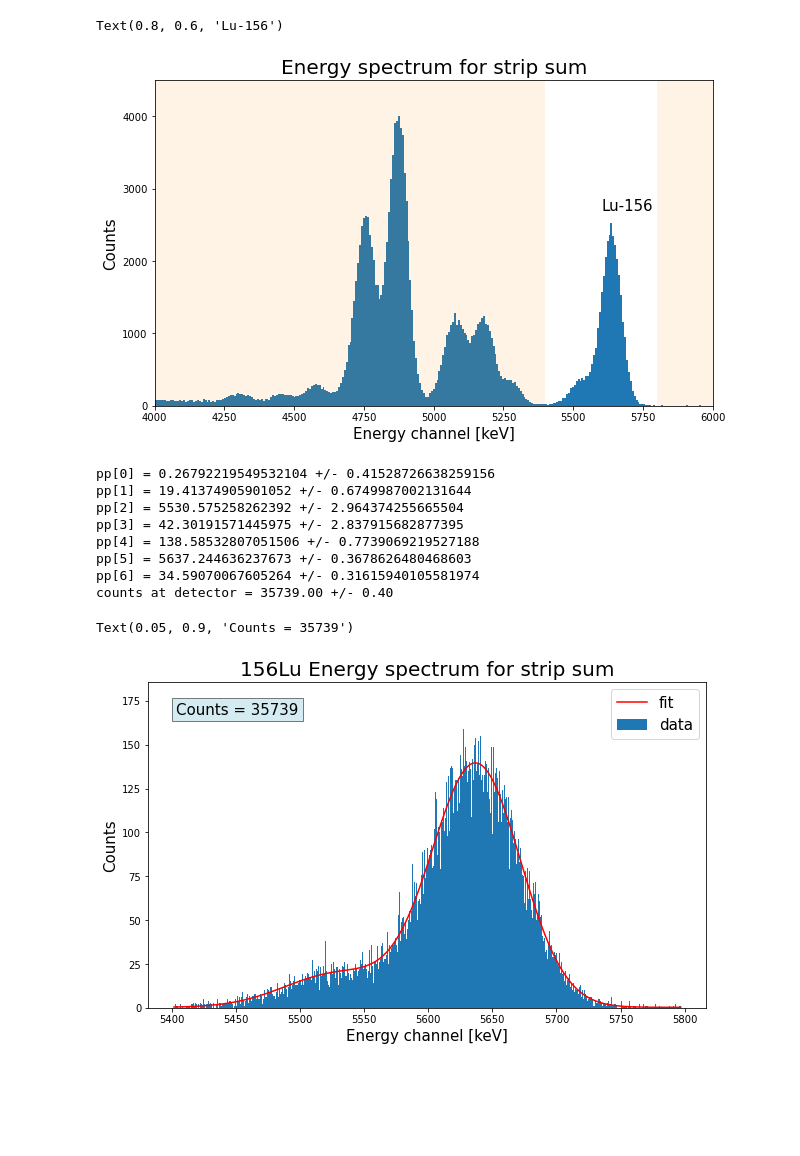
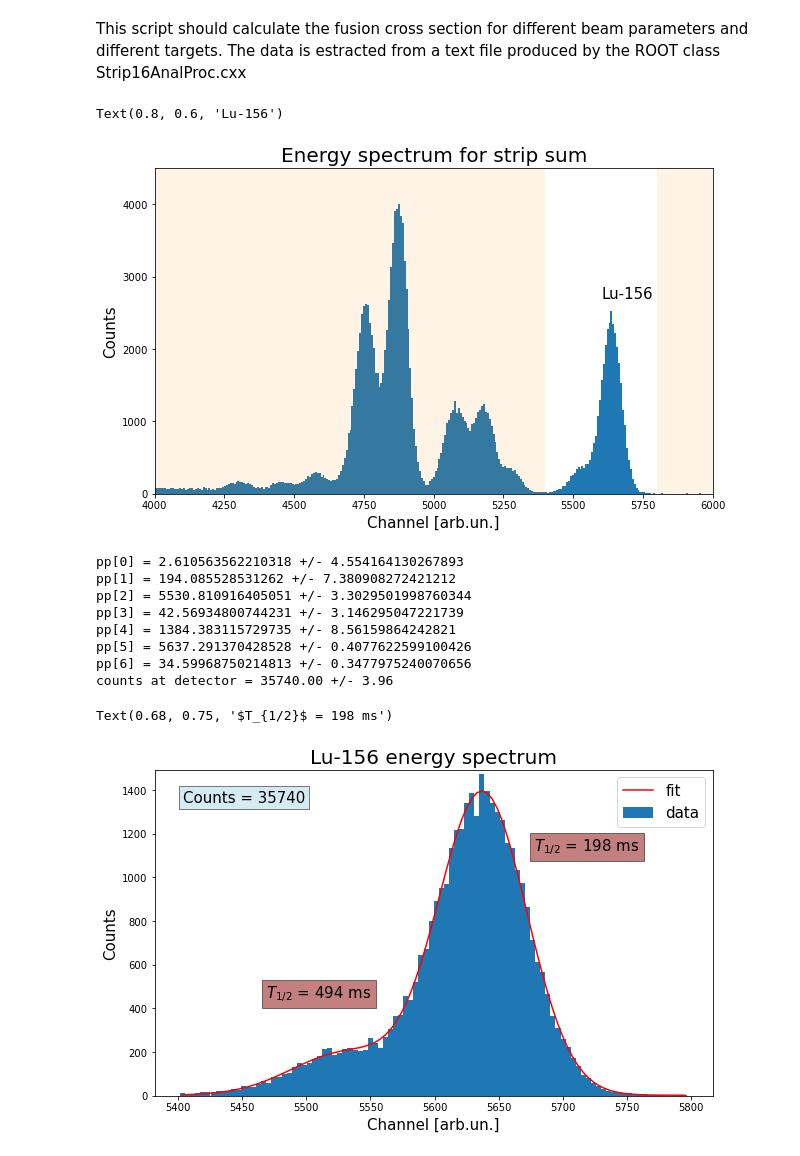
Before and after one commit to chiaramasia01/GSI16Strip, a Jupyter notebook: cross_section.ipynb, the cells around one changed output. Drawn from its saved outputs; the diff is of its cells as text; code cells hidden in the pictures; blank space fills up the shorter version.

```diff
--- a/cross_section.ipynb
+++ b/cross_section.ipynb
@@ -1,3 +6,5 @@
+# %% [markdown]
+This script should calculate the fusion cross section for different beam parameters and different targets. The data is estracted from a text file produced by the ROOT class Strip16AnalProc.cxx
 # %%
 import numpy as np
 import os
@@ -31,75 +39,78 @@ plt.figure(figsize=(10,6))
 ax=plt.gca()
 height, xedges, yedges = plt.hist(df['energy'], bins=5000)
 plt.xlim([4000,6000])
-plt.title('Energy spectrum for strip sum', fontsize=20)
-plt.xlabel('Energy channel [keV]', fontsize=15)
-plt.ylabel('Counts', fontsize=15)
-plt.axhspan(0, np.max(height)+500, 0, 0.7, facecolor='darkorange', alpha=0.1)
-plt.axhspan(0, np.max(height)+500, 0.9, 1, facecolor='darkorange', alpha=0.1)
+plt.title('Energy spectrum', fontsize=20)
+plt.xlabel('Channel [arb.un.]', fontsize=15)
+plt.ylabel('Counts [arb.un]', fontsize=15)
+plt.axhspan(0, np.max(height)+500, 0, 0.7, facecolor='darkorange', alpha=0.1) # range changes depending on the product particle
+plt.axhspan(0, np.max(height)+500, 0.9, 1, facecolor='darkorange', alpha=0.1) # range changes depending on the product particle
 plt.ylim([0, np.max(height)+500])
-plt.text(0.8, 0.6, 'Lu-156', transform=ax.transAxes, fontsize=15)
+
+plt.text(0.8, 0.6, 'Lu-156', transform=ax.transAxes, fontsize=15) # name changes depending on the product particle
 # %% [output]
 Text(0.8, 0.6, 'Lu-156')
-[figure, old version]
+[figure, new version]
 # %%
 # I want to select only the number of counts in that energy window
 
 cond1 = df['energy'] >= 5400
 cond2 = df['energy'] <= 5800
 window = np.logical_and(cond1 , cond2)
-
 lu_df = df[window]
 
 # plotting the energy spectrum for 156Lu
 plt.figure(figsize=(10,6))
 ax=plt.gca()
-height, xedges, yedges = plt.hist(lu_df['energy'], bins=1000, label='data')
+height, xedges, yedges = plt.hist(lu_df['energy'], bins=100, label='data')
 #plt.xlim([4000,6000])
-plt.title('156Lu Energy spectrum for strip sum', fontsize=20)
-plt.xlabel('Energy channel [keV]', fontsize=15)
+plt.title('Lu-156 energy spectrum', fontsize=20) # title changes depending on the product particle
+plt.xlabel('Channel [arb.un.]', fontsize=15)
 plt.ylabel('Counts', fontsize=15)
 plt.ylim([0, np.max(height)+20])
 
 
 xcenters = (xedges[:-1]+xedges[1:])/2 # getting the centers of the bins
 
 bin_width = xedges[1]-xedges[0]
 err = np.ones(len(xcenters))*bin_width # bin width as error for fit
 
-popt, pcov = optimize.curve_fit(f.multi_gauss2, xcenters, height, sigma=err, p0=[0, 25, 5500, 50, 150, 5625, 50]) # fit
+# Gaussian fit
+
+popt, pcov = optimize.curve_fit(f.multi_gauss2, xcenters, height, sigma=err, p0=[0, 25, 5500, 50, 150, 5625, 50]) # fit function should change depending on the number of peaks
 
 for ii in range(len(popt)):
     print("pp[%d] =" % ii, popt[ii], "+/-", pcov[ii,ii]**0.5) # printing best fit parameters
 
 
 plt.plot(xcenters, f.multi_gauss2(xcenters, *popt),'r-', label='fit') # plotting fit result
 plt.legend(fontsize=15)
 
 # getting the number of counts
 gauss1_mean = popt[2]
 gauss1_sigma = popt[3]
 gauss2_mean = popt[5]
 gauss2_sigma = popt[6]
 
-low_bound = lu_df['energy'] >= gauss1_mean - 3*gauss1_sigma  # selecting the central value +/- FWHM/2
+low_bound = lu_df['energy'] >= gauss1_mean - 3*gauss1_sigma  # selecting the central value +/- 3 sigmas
 up_bound = lu_df['energy'] <= gauss2_mean + 3*gauss2_sigma
 energy_range = np.logical_and(low_bound, up_bound)
 final_df = lu_df[energy_range]
 
 counts = len(final_df['energy']) # counts in the area of interest
 err_counts = bin_width # bin width as error on the selected area
 print('counts at detector = %.2f +/- %.2f' % (counts, err_counts))
-plt.text(0.05, 0.9, 'Counts = 35739', transform=ax.transAxes, fontsize=15, bbox=dict(facecolor='lightblue', alpha=0.5))
-plt.text(0.07, 0.2, 'T_{1/2}=', transform=ax.transAxes, fontsize=15, bbox=dict(facecolor='lightblue', alpha=0.5), usetex=True)
+plt.text(0.05, 0.9, 'Counts = 35740', transform=ax.transAxes, fontsize=15, bbox=dict(facecolor='lightblue', alpha=0.5))
+plt.text(0.2, 0.3, r'$T_{1/2}$ = 494 ms', transform=ax.transAxes, fontsize=15, bbox=dict(facecolor='darkred', alpha=0.5)) # name changes depending on the particular reaction
+plt.text(0.68, 0.75, r'$T_{1/2}$ = 198 ms', transform=ax.transAxes, fontsize=15, bbox=dict(facecolor='darkred', alpha=0.5))
 # %% [output]
-pp[0] = 0.26792219549532104 +/- 0.41528726638259156
-pp[1] = 19.41374905901052 +/- 0.6749987002131644
-pp[2] = 5530.575258262392 +/- 2.964374255665504
-pp[3] = 42.30191571445975 +/- 2.837915682877395
-pp[4] = 138.58532807051506 +/- 0.7739069219527188
-pp[5] = 5637.244636237673 +/- 0.3678626480468603
-pp[6] = 34.59070067605264 +/- 0.31615940105581974
-counts at detector = 35739.00 +/- 0.40
+pp[0] = 2.610563562210318 +/- 4.554164130267893
+pp[1] = 194.085528531262 +/- 7.380908272421212
+pp[2] = 5530.810916405051 +/- 3.3029501998760344
+pp[3] = 42.56934800744231 +/- 3.146295047221739
+pp[4] = 1384.383115729735 +/- 8.56159864242821
+pp[5] = 5637.291370428528 +/- 0.4077622599100426
+pp[6] = 34.59968750214813 +/- 0.3477975240070656
+counts at detector = 35740.00 +/- 3.96
-Text(0.05, 0.9, 'Counts = 35739')
+Text(0.68, 0.75, '$T_{1/2}$ = 198 ms')
-[figure, old version]
+[figure, new version]
 # %%
```
Also changed, not shown: parts of 4 cells of this notebook, 1 other file.
